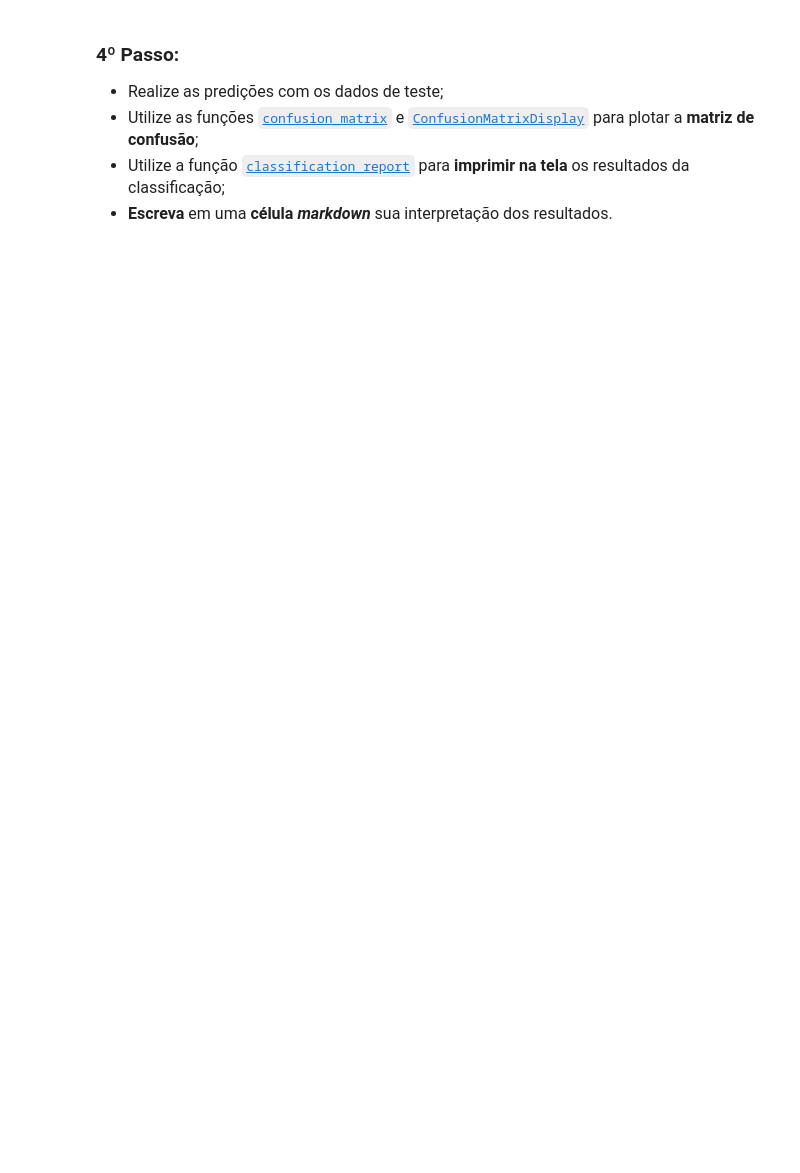
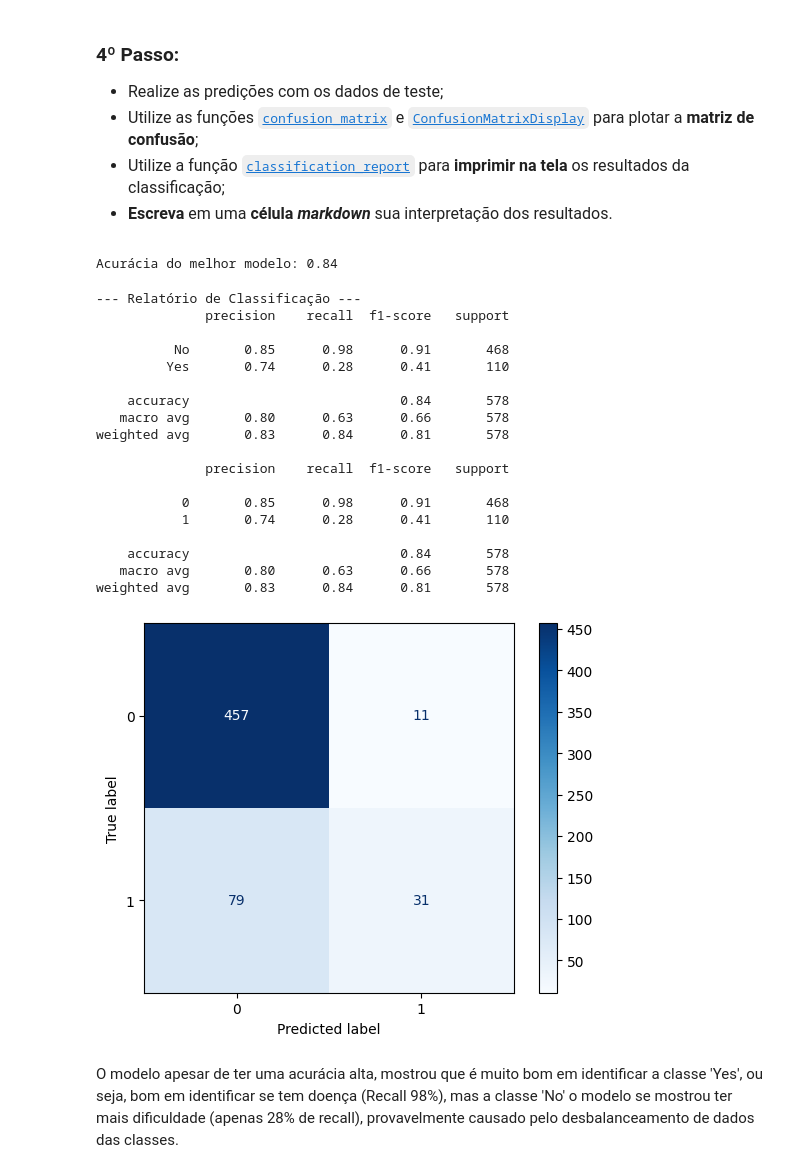
Before and after one commit to DanielBR0612/supervised-machine-learning, a Jupyter notebook: atividade4.ipynb, the cells around one changed output. Drawn from its saved outputs; the diff is of its cells as text; code cells hidden in the pictures; blank space fills up the shorter version.

```diff
--- a/atividade4.ipynb
+++ b/atividade4.ipynb
@@ -182,3 +182,25 @@ Pipeline(steps=[('preprocessor',
                                                    'KidneyDisease',
                                                    'SkinCancer'])])),
                 ('classifier', SVC())])
+# %%
+param_grid = {
+    'classifier__kernel': ['linear', 'poly', 'rbf'],
+    'classifier__C': [0.1, 1, 10, 100, 1000],
+    'classifier__gamma': ['scale', 'auto', 0.01, 0.1, 1],
+    'classifier__degree': [2, 3, 4, 5]
+}
+
+random_search = RandomizedSearchCV(
+                  estimator=pipe,
+                  param_distributions=param_grid,
+                  n_iter=10,
+                  cv=5,
+                  scoring='accuracy',
+                  random_state=42,
+                  verbose=1,
+                )
+
+random_search.fit(X_train, y_train_encoded)
+
+print("Melhores hiperparâmetros:", random_search.best_params_)
+print("Melhor acurácia:", random_search.best_score_)
@@ -192,0 +222,39 @@ Pipeline(steps=[('preprocessor',
+# %%
+y_pred = random_search.predict(X_test)
+
+acc = accuracy_score(y_test_encoded, y_pred)
+
+print(f"Acurácia do melhor modelo: {acc:.2f}")
+# %% [output]
+Acurácia do melhor modelo: 0.84
+# %%
+print("\n--- Relatório de Classificação ---")
+print(classification_report(y_test_encoded, y_pred, target_names=le.classes_))
+
+cm = confusion_matrix(y_test_encoded, y_pred)
+disp = ConfusionMatrixDisplay(confusion_matrix=cm, display_labels=random_search.classes_)
+disp.plot(cmap='Blues', values_format='d')
+
+print(classification_report(y_test_encoded, y_pred))
+# %% [output]
+--- Relatório de Classificação ---
+              precision    recall  f1-score   support
+
+          No       0.85      0.98      0.91       468
+         Yes       0.74      0.28      0.41       110
+
+    accuracy                           0.84       578
+   macro avg       0.80      0.63      0.66       578
+weighted avg       0.83      0.84      0.81       578
+
+              precision    recall  f1-score   support
+
+           0       0.85      0.98      0.91       468
+           1       0.74      0.28      0.41       110
+
+    accuracy                           0.84       578
+   macro avg       0.80      0.63      0.66       578
+weighted avg       0.83      0.84      0.81       578
+[figure, added]
+# %% [markdown]
+O modelo apesar de ter uma acurácia alta, mostrou que é muito bom em identificar a classe 'Yes', ou seja, bom em identificar se tem doença (Recall 98%), mas a classe 'No' o modelo se mostrou ter mais dificuldade (apenas 28% de recall), provavelmente causado pelo desbalanceamento de dados das classes.
```
Also changed, not shown: parts of 2 cells of this notebook.
